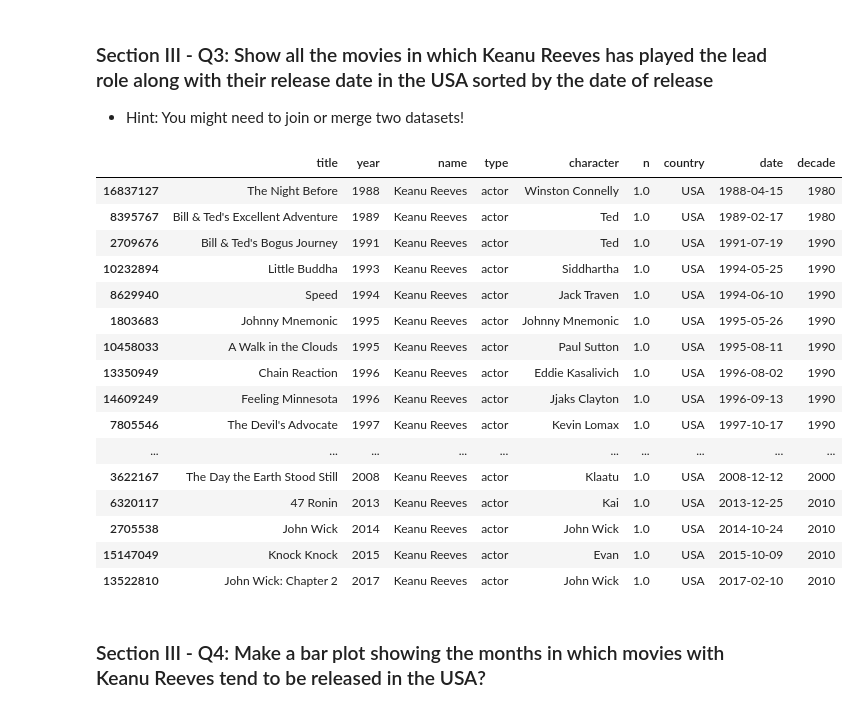
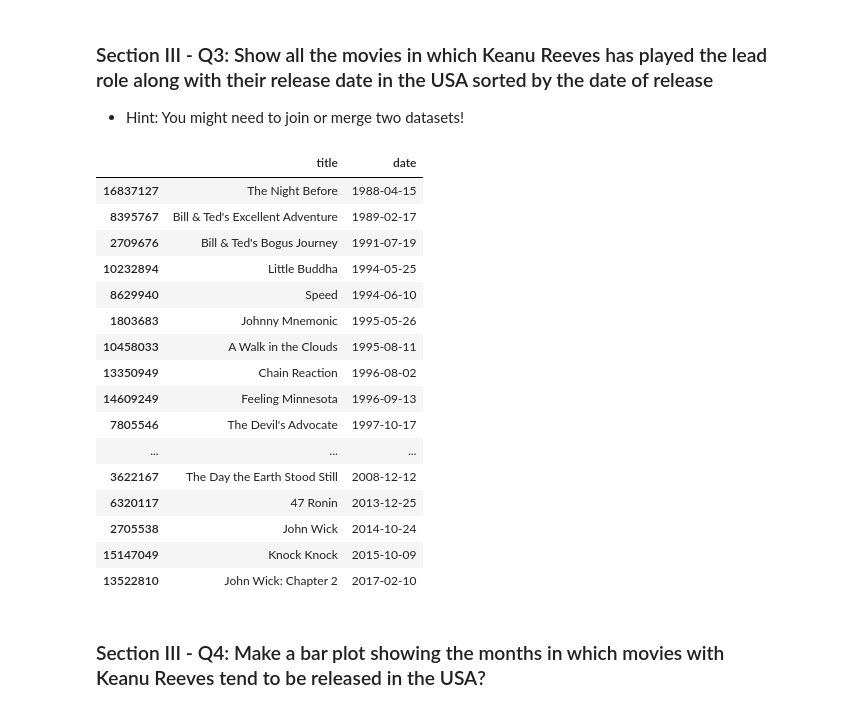
Before and after one commit to Ruben-Castro/mec-mini-projects, a Jupyter notebook: mec-5.3.10-data-wranging-with-pandas-mini-project/Mini_Project_Data_Wrangling_Pandas.ipynb, the cells around one changed output. Cells and saved outputs as stored; diff of their text form; code cells hidden in the pictures.

```diff
--- a/mec-5.3.10-data-wranging-with-pandas-mini-project/Mini_Project_Data_Wrangling_Pandas.ipynb
+++ b/mec-5.3.10-data-wranging-with-pandas-mini-project/Mini_Project_Data_Wrangling_Pandas.ipynb
@@ -587,25 +602,27 @@ Action.date.dt.isocalendar().week.value_counts().sort_index().plot(kind="bar")
 # %%
 cast_and_release_dates = pd.merge(cast, release_dates, on=["title","year"])
 # %%
-cast_and_release_dates[(cast_and_release_dates.name.str.contains("Keanu Reeves"))& (cast_and_release_dates.n==1) & (cast_and_release_dates.country.str.contains("USA",case=False))].sort_values(by="date")
+keanu_lead_df =cast_and_release_dates[(cast_and_release_dates.name.str.contains("Keanu Reeves"))& (cast_and_release_dates.n==1) & (cast_and_release_dates.country.str.contains("USA",case=False))].sort_values(by="date")
+
+keanu_lead_df[['title','date']]
 # %% [output]
-|  | title | year | name | type | character | n | country | date | decade |
-| 16837127 | The Night Before | 1988 | Keanu Reeves | actor | Winston Connelly | 1.0 | USA | 1988-04-15 | 1980 |
-| 8395767 | Bill & Ted's Excellent Adventure | 1989 | Keanu Reeves | actor | Ted | 1.0 | USA | 1989-02-17 | 1980 |
-| 2709676 | Bill & Ted's Bogus Journey | 1991 | Keanu Reeves | actor | Ted | 1.0 | USA | 1991-07-19 | 1990 |
-| 10232894 | Little Buddha | 1993 | Keanu Reeves | actor | Siddhartha | 1.0 | USA | 1994-05-25 | 1990 |
-| 8629940 | Speed | 1994 | Keanu Reeves | actor | Jack Traven | 1.0 | USA | 1994-06-10 | 1990 |
-| 1803683 | Johnny Mnemonic | 1995 | Keanu Reeves | actor | Johnny Mnemonic | 1.0 | USA | 1995-05-26 | 1990 |
-| 10458033 | A Walk in the Clouds | 1995 | Keanu Reeves | actor | Paul Sutton | 1.0 | USA | 1995-08-11 | 1990 |
-| 13350949 | Chain Reaction | 1996 | Keanu Reeves | actor | Eddie Kasalivich | 1.0 | USA | 1996-08-02 | 1990 |
-| 14609249 | Feeling Minnesota | 1996 | Keanu Reeves | actor | Jjaks Clayton | 1.0 | USA | 1996-09-13 | 1990 |
-| 7805546 | The Devil's Advocate | 1997 | Keanu Reeves | actor | Kevin Lomax | 1.0 | USA | 1997-10-17 | 1990 |
-| ... | ... | ... | ... | ... | ... | ... | ... | ... | ... |
-| 3622167 | The Day the Earth Stood Still | 2008 | Keanu Reeves | actor | Klaatu | 1.0 | USA | 2008-12-12 | 2000 |
-| 6320117 | 47 Ronin | 2013 | Keanu Reeves | actor | Kai | 1.0 | USA | 2013-12-25 | 2010 |
-| 2705538 | John Wick | 2014 | Keanu Reeves | actor | John Wick | 1.0 | USA | 2014-10-24 | 2010 |
-| 15147049 | Knock Knock | 2015 | Keanu Reeves | actor | Evan | 1.0 | USA | 2015-10-09 | 2010 |
-| 13522810 | John Wick: Chapter 2 | 2017 | Keanu Reeves | actor | John Wick | 1.0 | USA | 2017-02-10 | 2010 |
+|  | title | date |
+| 16837127 | The Night Before | 1988-04-15 |
+| 8395767 | Bill & Ted's Excellent Adventure | 1989-02-17 |
+| 2709676 | Bill & Ted's Bogus Journey | 1991-07-19 |
+| 10232894 | Little Buddha | 1994-05-25 |
+| 8629940 | Speed | 1994-06-10 |
+| 1803683 | Johnny Mnemonic | 1995-05-26 |
+| 10458033 | A Walk in the Clouds | 1995-08-11 |
+| 13350949 | Chain Reaction | 1996-08-02 |
+| 14609249 | Feeling Minnesota | 1996-09-13 |
+| 7805546 | The Devil's Advocate | 1997-10-17 |
+| ... | ... | ... |
+| 3622167 | The Day the Earth Stood Still | 2008-12-12 |
+| 6320117 | 47 Ronin | 2013-12-25 |
+| 2705538 | John Wick | 2014-10-24 |
+| 15147049 | Knock Knock | 2015-10-09 |
+| 13522810 | John Wick: Chapter 2 | 2017-02-10 |
 # %% [markdown]
 ### Section III - Q4: Make a bar plot showing the months in which movies with Keanu Reeves tend to be released in the USA?
 # %%
```
Also changed, not shown: parts of 3 cells of this notebook.
